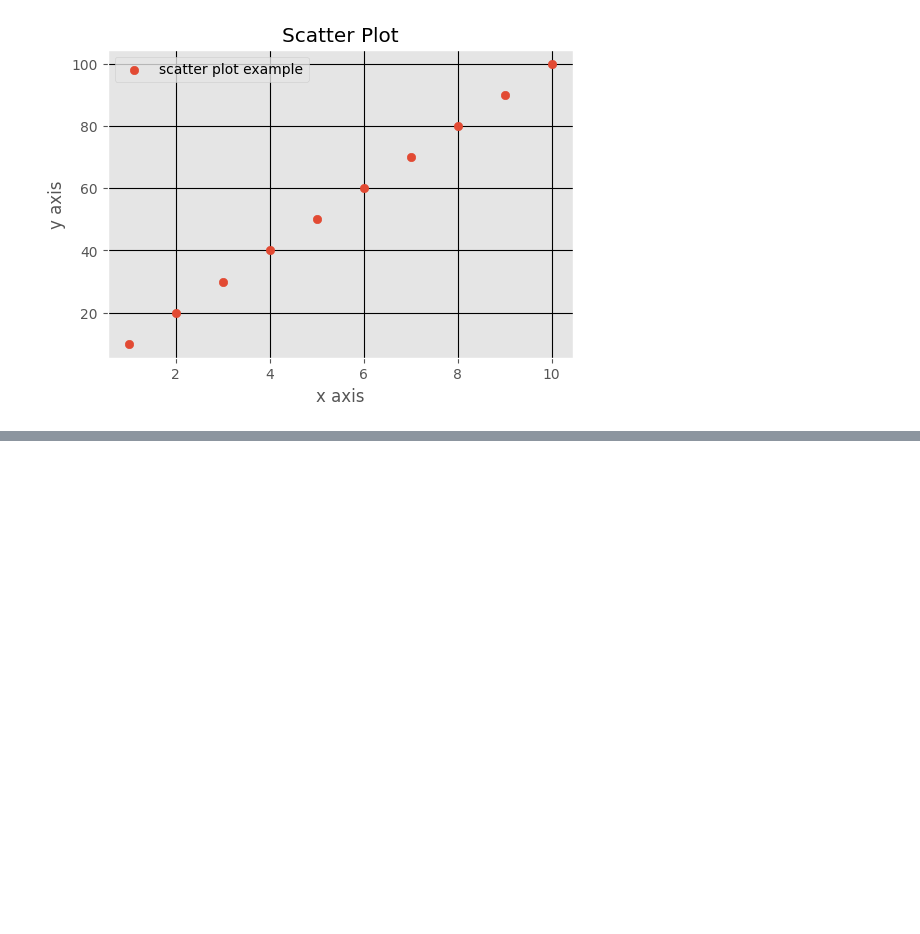
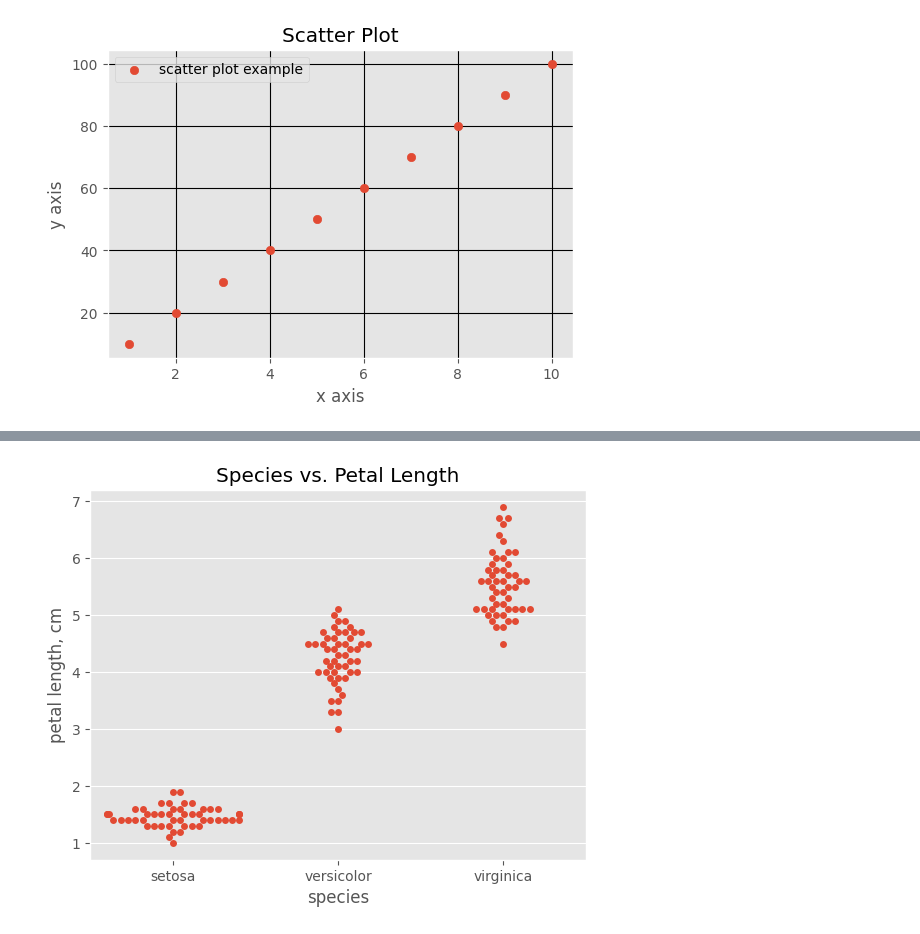
Before and after one commit to vegedy/DataScience, a Jupyter notebook: python/11-visualizing.ipynb, the cells around one changed output, grey strips where cells are left out. Cells and saved outputs as stored; diff of their text form; code cells hidden in the pictures; blank space fills up the shorter version.

Commit message:
S3K1 Python Seaborn

```diff
--- a/python/11-visualizing.ipynb
+++ b/python/11-visualizing.ipynb
@@ -132,0 +147,8 @@ plt.show()
+# %%
+import seaborn as sns
+import matplotlib.pyplot as plt
+from matplotlib import style
+
+# Beispiel-Datensatz laden
+iris_data = sns.load_dataset("iris") # Pandas DataFrame
+iris_data
@@ -132,0 +169,19 @@ plt.show()
+# %%
+# den zu verwendenden Stil einstellen
+style.use('ggplot')
+
+# einen Swarm-Plot erstellen
+sns.swarmplot(x="species", y="petal_length", \
+    data=iris_data)
+
+# Achsen-Beschriftungen hinzufügen
+plt.ylabel("petal length, cm")
+plt.xlabel("species")
+
+# einen Titel hinzufügen
+plt.title("Species vs. Petal Length")
+
+# den erzeugten Plot anzeigen
+plt.show()
+# %% [output]
+[figure, added]
```
Also changed, not shown: parts of 6 cells of this notebook.
